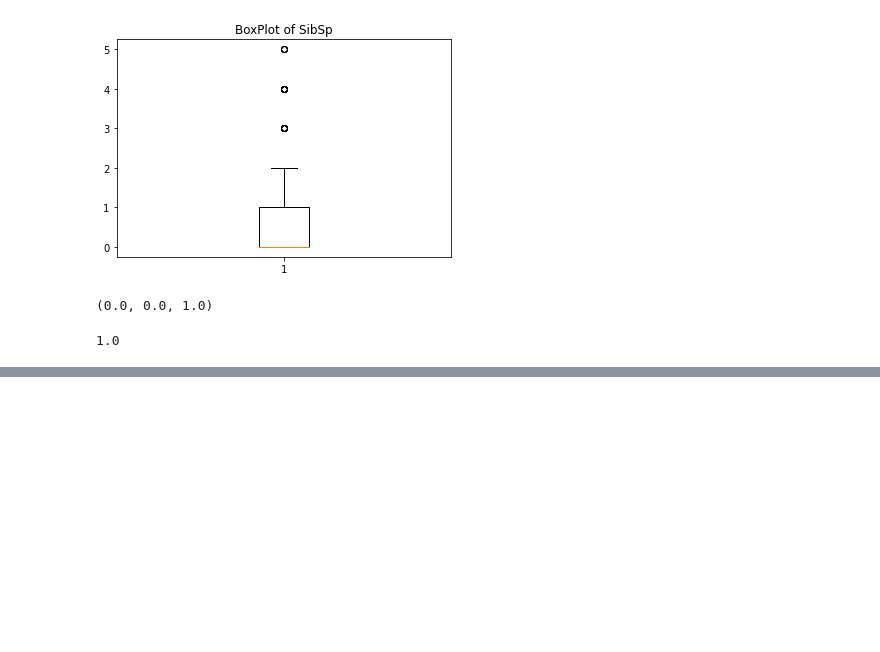
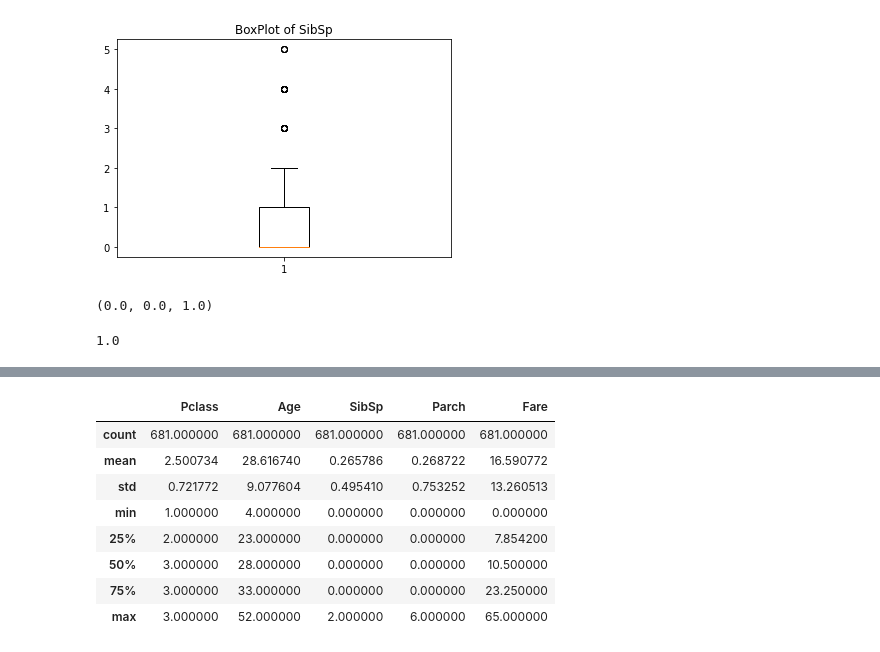
Before and after one commit to Zandubai/ICT-DATA-SCIENCE-AND-ANALYTICS, a Jupyter notebook: Arunabh_Vijayakumar(PreProcessing.ipynb, the cells around one changed output, grey strips where cells are left out. Drawn from its saved outputs; the diff is of its cells as text; code cells hidden in the pictures; blank space fills up the shorter version.

```diff
--- a/Arunabh_Vijayakumar(PreProcessing.ipynb
+++ b/Arunabh_Vijayakumar(PreProcessing.ipynb
@@ -359,0 +594,12 @@ SibSp_up_lim = SibSp_Q3+1.5*SibSp_IQR
+# %%
+X.describe()
+# %% [output]
+|  | Pclass | Age | SibSp | Parch | Fare |
+| count | 681.000000 | 681.000000 | 681.000000 | 681.000000 | 681.000000 |
+| mean | 2.500734 | 28.616740 | 0.265786 | 0.268722 | 16.590772 |
+| std | 0.721772 | 9.077604 | 0.495410 | 0.753252 | 13.260513 |
+| min | 1.000000 | 4.000000 | 0.000000 | 0.000000 | 0.000000 |
+| 25% | 2.000000 | 23.000000 | 0.000000 | 0.000000 | 7.854200 |
+| 50% | 3.000000 | 28.000000 | 0.000000 | 0.000000 | 10.500000 |
+| 75% | 3.000000 | 33.000000 | 0.000000 | 0.000000 | 23.250000 |
+| max | 3.000000 | 52.000000 | 2.000000 | 6.000000 | 65.000000 |
```
Also changed, not shown: parts of 45 cells of this notebook.
